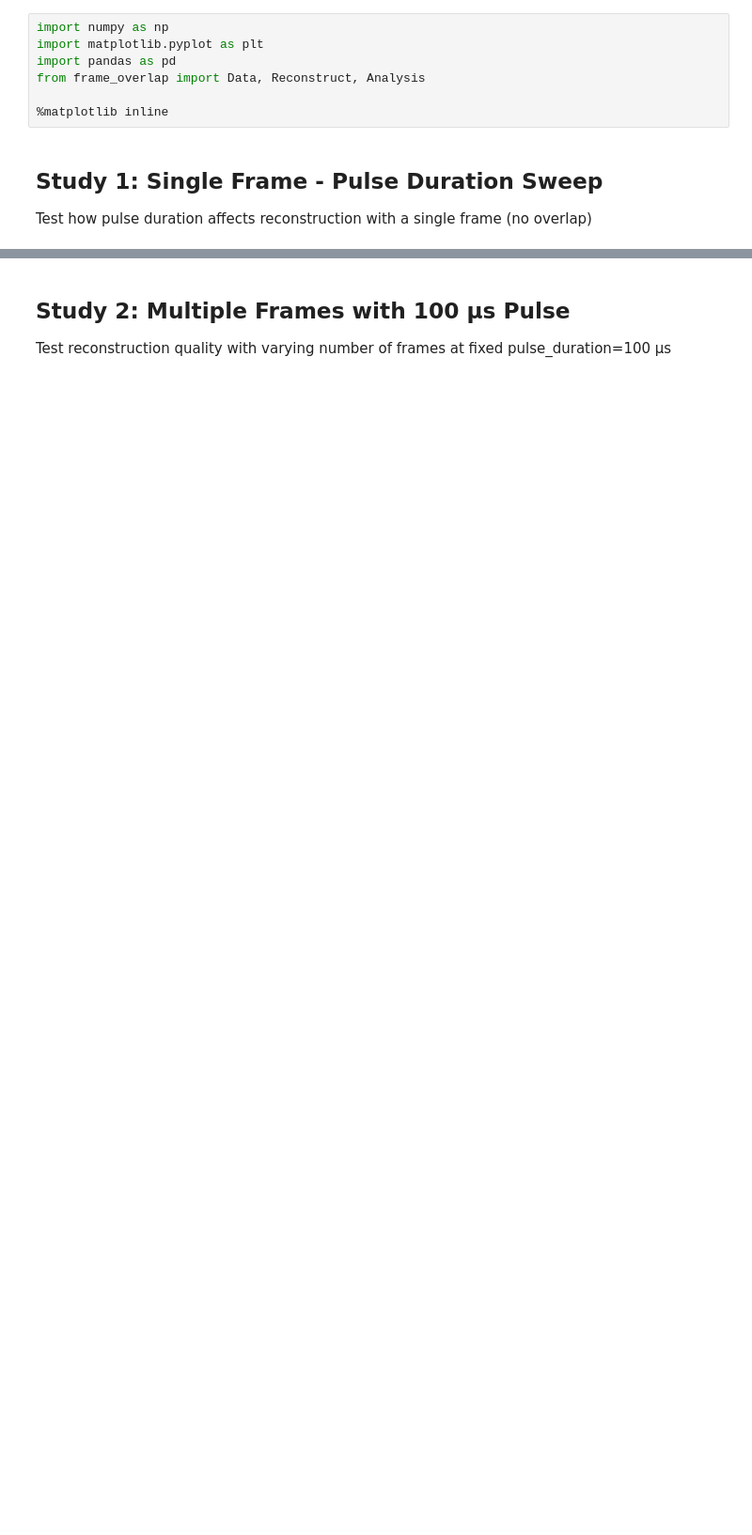
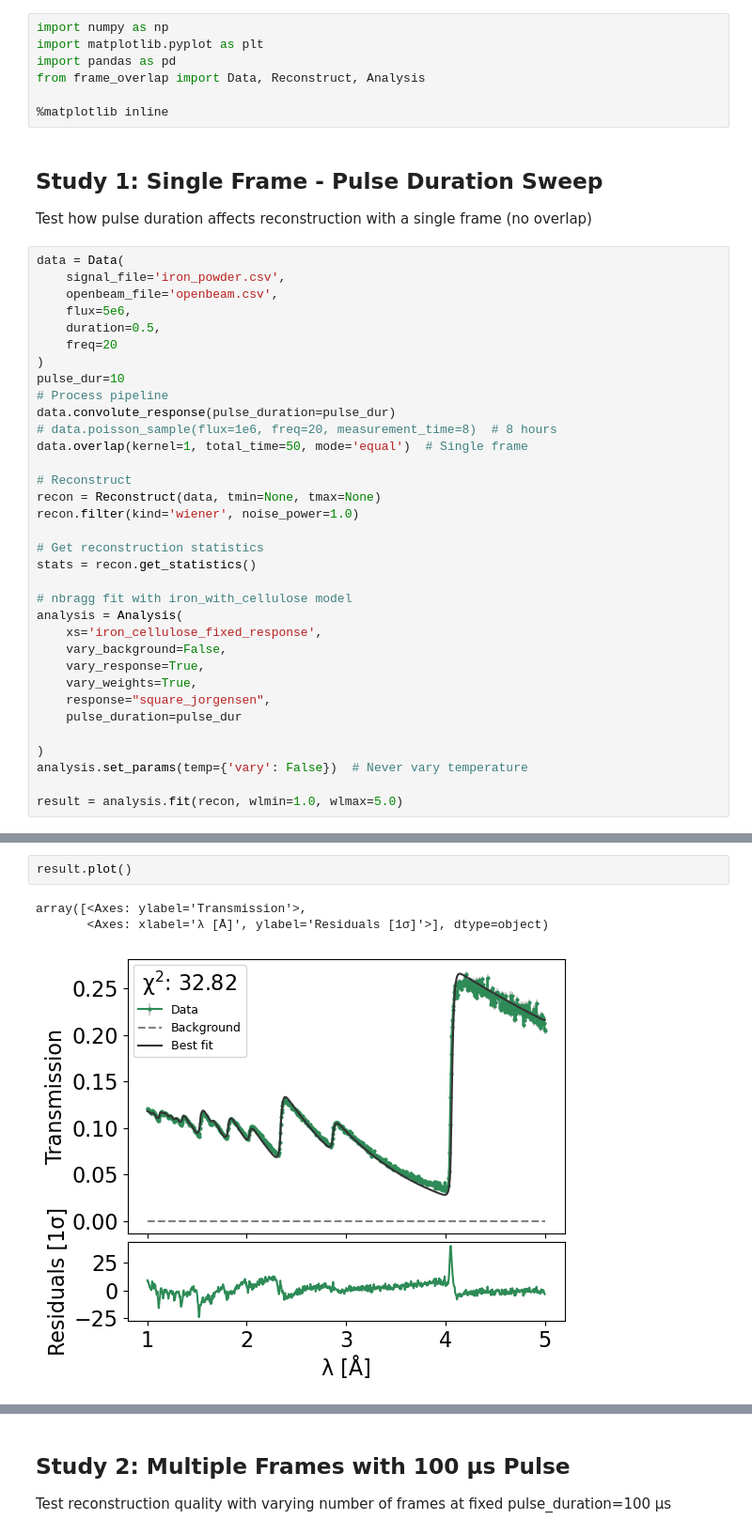
Before and after one commit to TsvikiHirsh/frame_overlap, a Jupyter notebook: notebooks/simple_reconstruction_example.ipynb, the cells around one changed output, grey strips where cells are left out. Shown at 94% size. Drawn from its saved outputs; the diff is of its cells as text; blank space fills up the shorter version.

Commit message:
update simple reconstruction plots

```diff
--- a/notebooks/simple_reconstruction_example.ipynb
+++ b/notebooks/simple_reconstruction_example.ipynb
@@ -24,3 +24,37 @@ from frame_overlap import Data, Reconstruct, Analysis
 ## Study 1: Single Frame - Pulse Duration Sweep
 
 Test how pulse duration affects reconstruction with a single frame (no overlap)
+# %%
+data = Data(
+    signal_file='iron_powder.csv',
+    openbeam_file='openbeam.csv',
+    flux=5e6,
+    duration=0.5,
+    freq=20
+)
+pulse_dur=10
+# Process pipeline
+data.convolute_response(pulse_duration=pulse_dur)
+# data.poisson_sample(flux=1e6, freq=20, measurement_time=8)  # 8 hours
+data.overlap(kernel=1, total_time=50, mode='equal')  # Single frame
+
+# Reconstruct
+recon = Reconstruct(data, tmin=None, tmax=None)
+recon.filter(kind='wiener', noise_power=1.0)
+
+# Get reconstruction statistics
+stats = recon.get_statistics()
+
+# nbragg fit with iron_with_cellulose model
+analysis = Analysis(
+    xs='iron_cellulose_fixed_response',
+    vary_background=False,
+    vary_response=True,
+    vary_weights=True,
+    response="square_jorgensen",
+    pulse_duration=pulse_dur
+
+)
+analysis.set_params(temp={'vary': False})  # Never vary temperature
+
+result = analysis.fit(recon, wlmin=1.0, wlmax=5.0)
@@ -27,2 +99,8 @@ Test how pulse duration affects reconstruction with a single frame (no overlap)
+# %%
+result.plot()
+# %% [output]
+array([<Axes: ylabel='Transmission'>,
+       <Axes: xlabel='λ [Å]', ylabel='Residuals [1σ]'>], dtype=object)
+[figure, added]
 # %%
 # Pulse duration values to test (µs)
```
Also changed, not shown: parts of 7 cells of this notebook.
